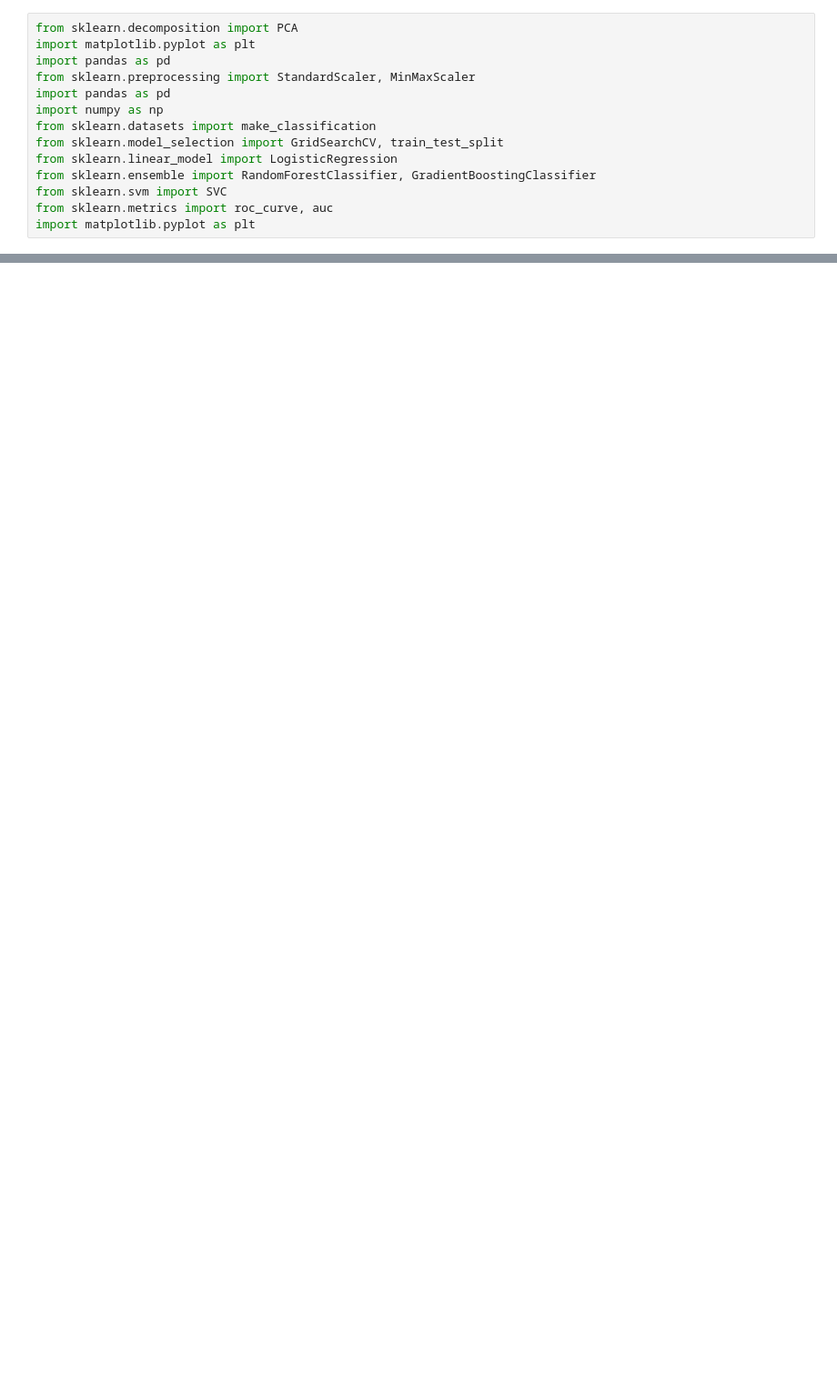
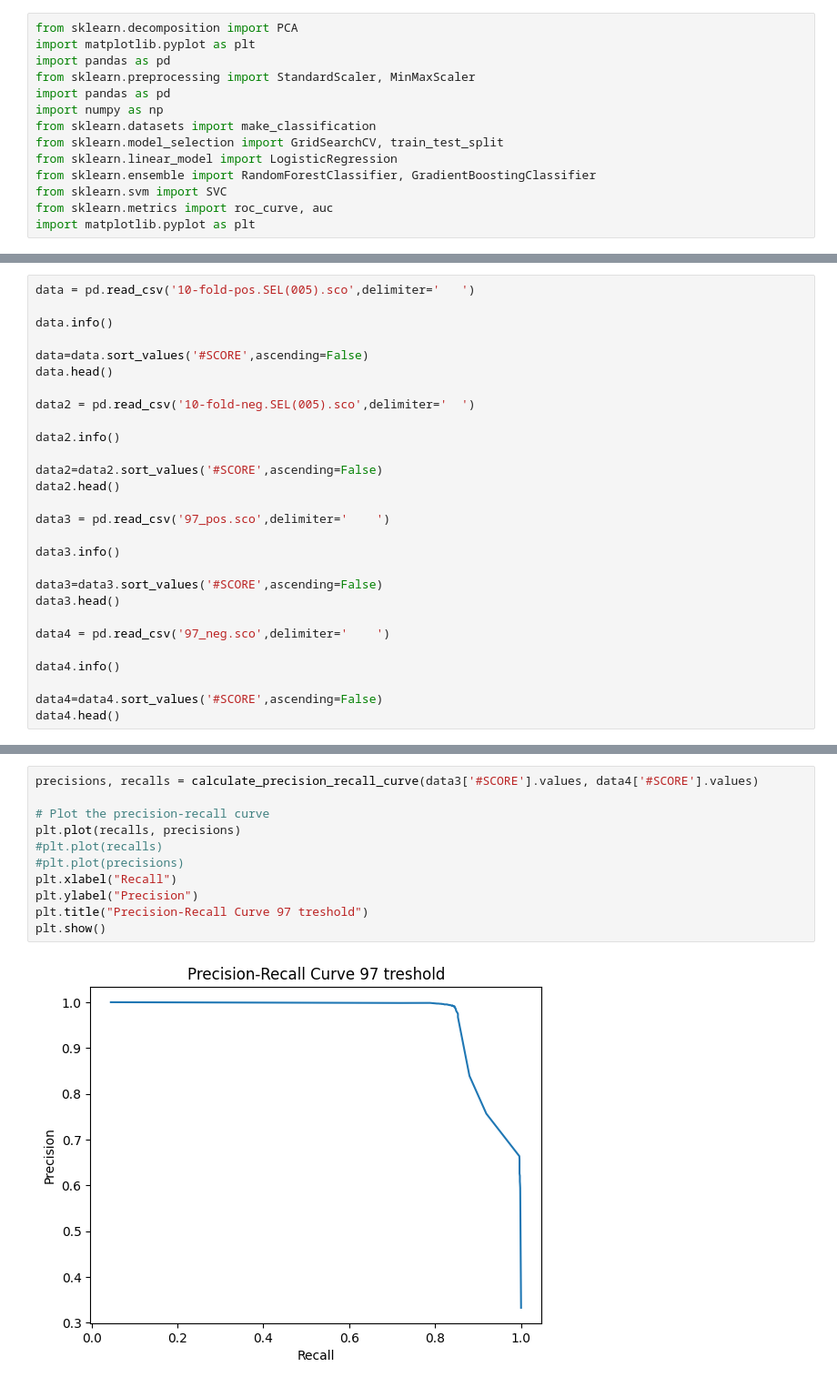
Before and after one commit to EdAlita/RetinaSegmentation-HEx, a Jupyter notebook: code/test.ipynb, the cells around one changed output, grey strips where cells are left out. Shown at 91% size. Cells and saved outputs as stored; diff of their text form; blank space fills up the shorter version.

```diff
--- a/code/test.ipynb
+++ b/code/test.ipynb
@@ -165,0 +15,28 @@ memory usage: 2.2 MB
+# %%
+data = pd.read_csv('10-fold-pos.SEL(005).sco',delimiter='	')
+
+data.info()
+
+data=data.sort_values('#SCORE',ascending=False)
+data.head()
+
+data2 = pd.read_csv('10-fold-neg.SEL(005).sco',delimiter='	')
+
+data2.info()
+
+data2=data2.sort_values('#SCORE',ascending=False)
+data2.head()
+
+data3 = pd.read_csv('97_pos.sco',delimiter='	')
+
+data3.info()
+
+data3=data3.sort_values('#SCORE',ascending=False)
+data3.head()
+
+data4 = pd.read_csv('97_neg.sco',delimiter='	')
+
+data4.info()
+
+data4=data4.sort_values('#SCORE',ascending=False)
+data4.head()
@@ -165,0 +119,13 @@ memory usage: 2.2 MB
+# %%
+precisions, recalls = calculate_precision_recall_curve(data3['#SCORE'].values, data4['#SCORE'].values)
+
+# Plot the precision-recall curve
+plt.plot(recalls, precisions)
+#plt.plot(recalls)
+#plt.plot(precisions)
+plt.xlabel("Recall")
+plt.ylabel("Precision")
+plt.title("Precision-Recall Curve 97 treshold")
+plt.show()
+# %% [output]
+[figure, added]
```
Also changed, not shown: parts of 10 cells of this notebook, 12 other files.
